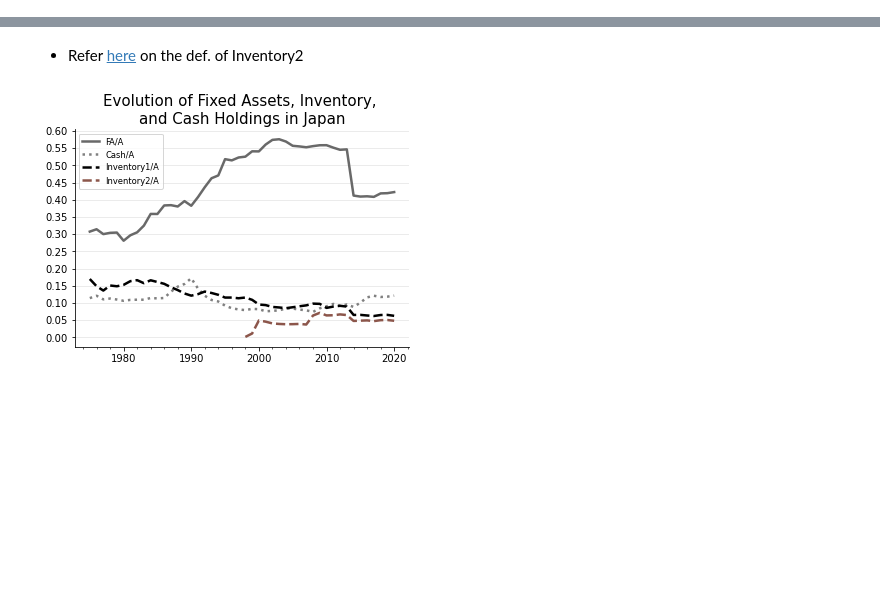
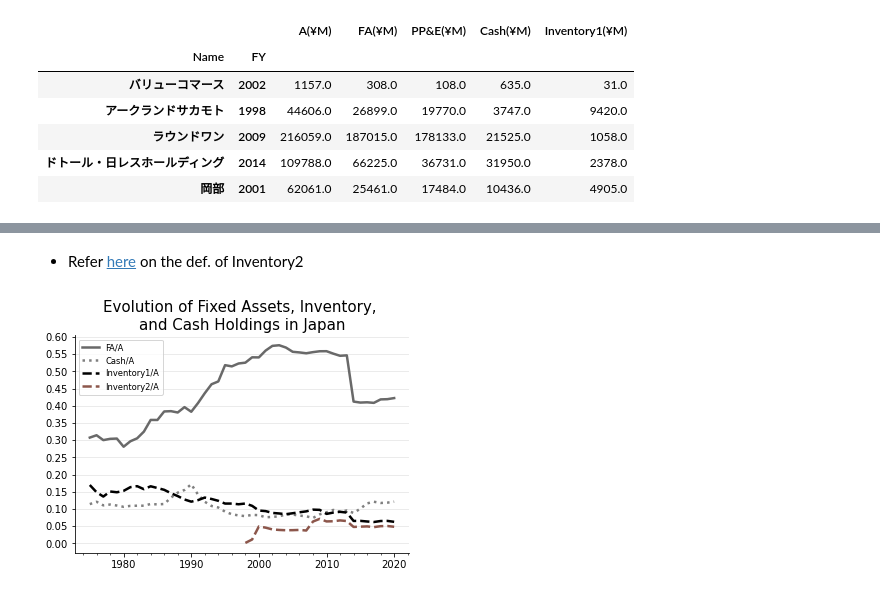
Before and after one commit to Icchi-Koza/seminar, a Jupyter notebook: Python in VScode/Kahle and Stultz/figure3.ipynb, the cells around one changed output, grey strips where cells are left out. Cells and saved outputs as stored; diff of their text form; code cells hidden in the pictures; blank space fills up the shorter version.

```diff
--- a/Python in VScode/Kahle and Stultz/figure3.ipynb
+++ b/Python in VScode/Kahle and Stultz/figure3.ipynb
@@ -52,6 +69,16 @@ dat2.columns=['Name','FY','M&FG(¥M)','Semi-FG&WIP(¥M)','Raw materials&P/M s(¥
 dat2['FY']=dat2['FY'].apply(f)
 dat3=dat1.set_index(['Name','FY'])
 dat4=dat2.set_index(['Name','FY'])
+# %%
+dat3.sample(5)
+# %% [output]
+|  |  | A(¥M) | FA(¥M) | PP&E(¥M) | Cash(¥M) | Inventory1(¥M) |
+| Name | FY |  |  |  |  |  |
+| バリューコマース | 2002 | 1157.0 | 308.0 | 108.0 | 635.0 | 31.0 |
+| アークランドサカモト | 1998 | 44606.0 | 26899.0 | 19770.0 | 3747.0 | 9420.0 |
+| ラウンドワン | 2009 | 216059.0 | 187015.0 | 178133.0 | 21525.0 | 1058.0 |
+| ドトール・日レスホールディング | 2014 | 109788.0 | 66225.0 | 36731.0 | 31950.0 | 2378.0 |
+| 岡部 | 2001 | 62061.0 | 25461.0 | 17484.0 | 10436.0 | 4905.0 |
 # %%
 dat5=dat3.groupby('FY').sum()
 dat5['FA/A']=dat5['FA(¥M)']/dat5['A(¥M)']
```
Also changed, not shown: parts of 4 cells of this notebook.
